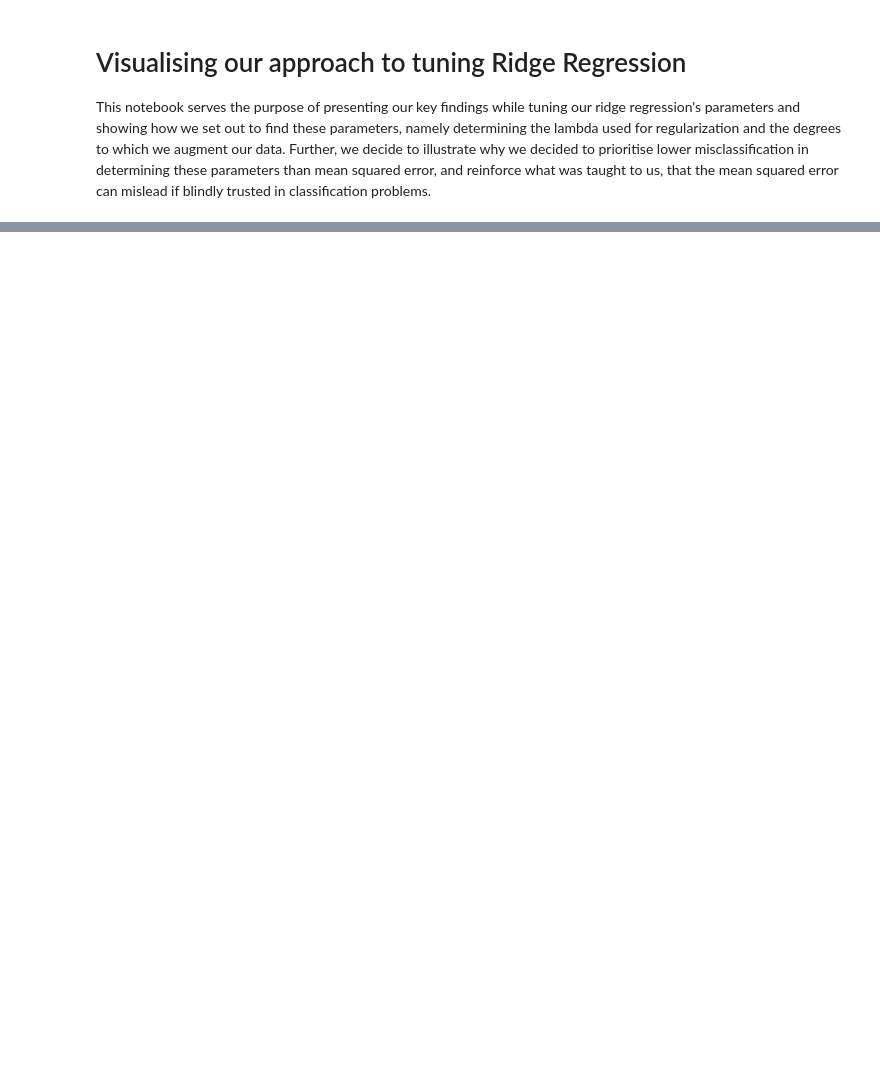
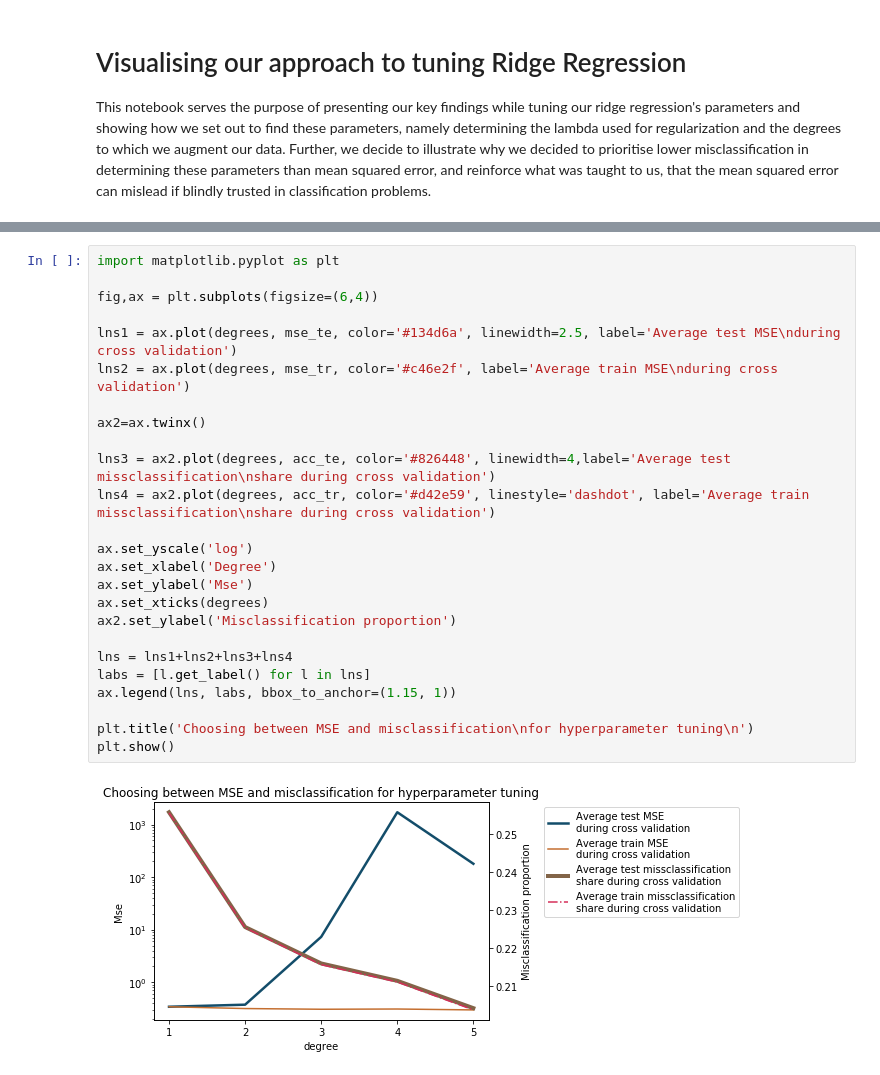
Before and after one commit to KamranSattary/ML-CS-433-Project-1, a Jupyter notebook: src/Visualising Ridge Tuning.ipynb, the cells around one changed output, grey strips where cells are left out. Cells and saved outputs as stored; diff of their text form; blank space fills up the shorter version.

```diff
--- a/src/Visualising Ridge Tuning.ipynb
+++ b/src/Visualising Ridge Tuning.ipynb
@@ -231,0 +113,27 @@ TypeError: data type not understood
+# %%
+import matplotlib.pyplot as plt
+
+fig,ax = plt.subplots(figsize=(6,4))
+
+lns1 = ax.plot(degrees, mse_te, color='#134d6a', linewidth=2.5, label='Average test MSE\nduring cross validation')
+lns2 = ax.plot(degrees, mse_tr, color='#c46e2f', label='Average train MSE\nduring cross validation')
+
+ax2=ax.twinx()
+
+lns3 = ax2.plot(degrees, acc_te, color='#826448', linewidth=4,label='Average test missclassification\nshare during cross validation')
+lns4 = ax2.plot(degrees, acc_tr, color='#d42e59', linestyle='dashdot', label='Average train missclassification\nshare during cross validation')
+
+ax.set_yscale('log')
+ax.set_xlabel('Degree')
+ax.set_ylabel('Mse')
+ax.set_xticks(degrees)
+ax2.set_ylabel('Misclassification proportion')
+
+lns = lns1+lns2+lns3+lns4
+labs = [l.get_label() for l in lns]
+ax.legend(lns, labs, bbox_to_anchor=(1.15, 1))
+
+plt.title('Choosing between MSE and misclassification\nfor hyperparameter tuning\n')
+plt.show()
+# %% [output]
+[figure, added]
```
Also changed, not shown: parts of 6 cells of this notebook, 3 other files.
